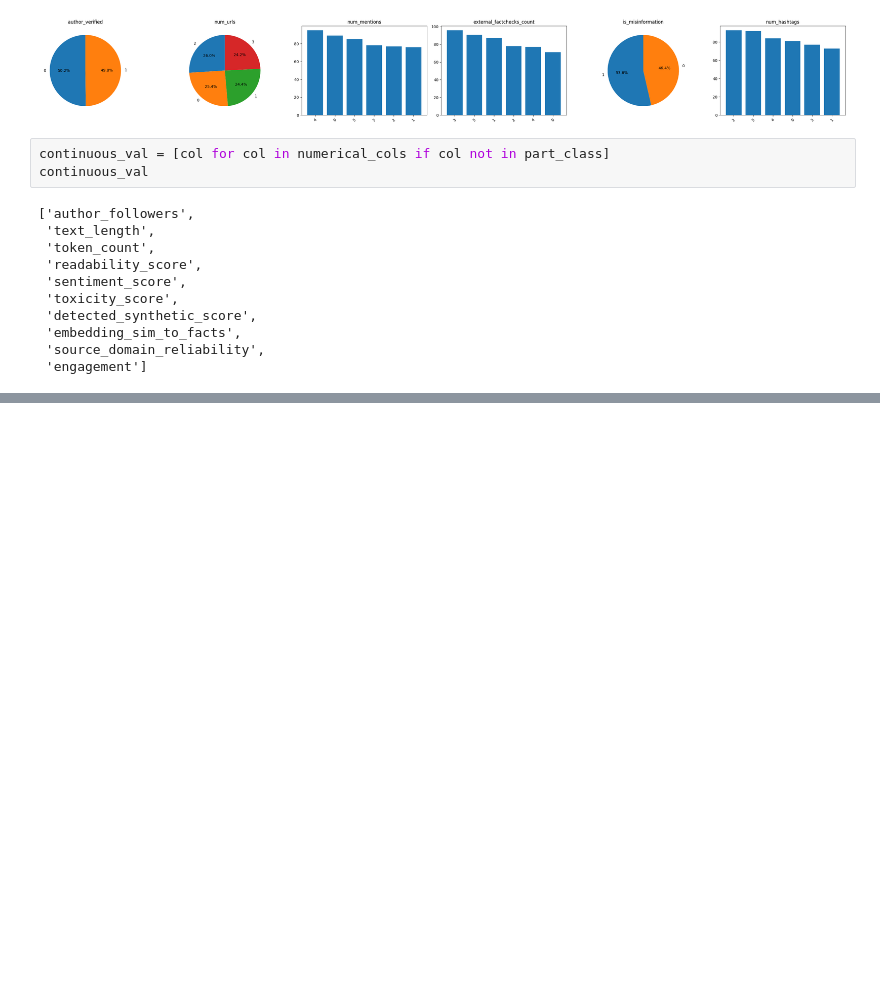
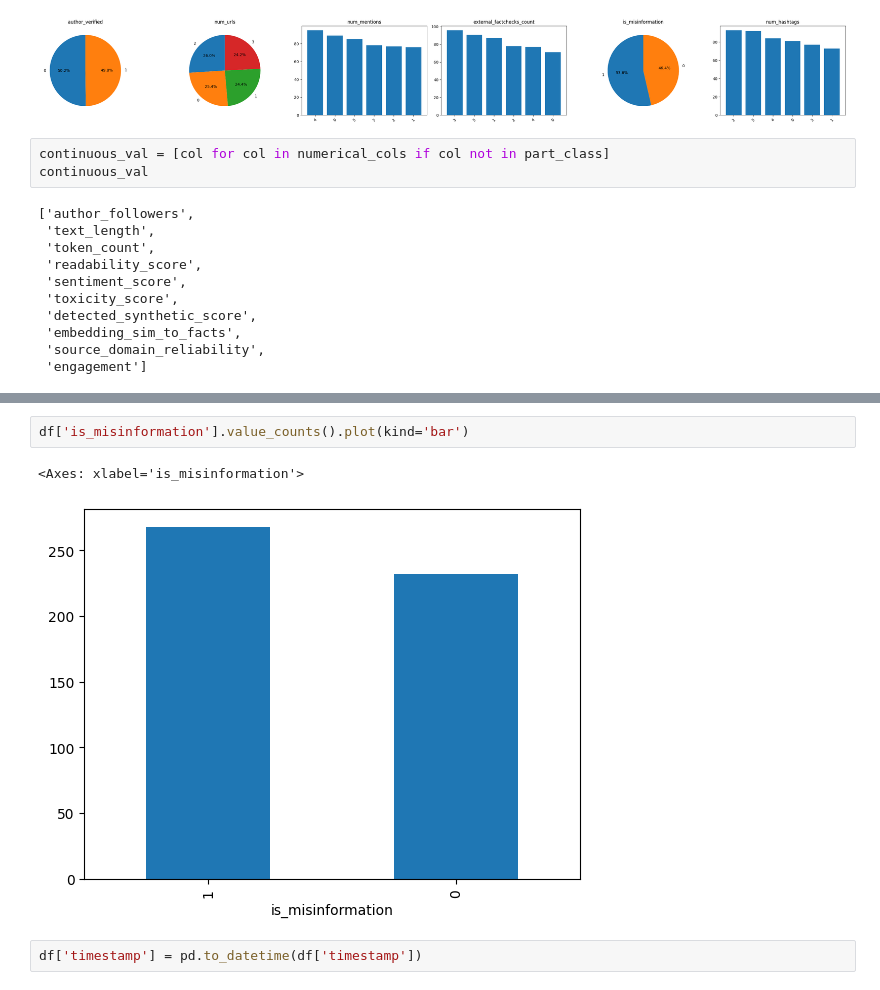
Before and after one commit to OMCHOKSI108/machine-learning-playground, a Jupyter notebook: GENAI-MISSINFORMATION_LOGISTIC_REG/MISSINFORMATION_LOGISTIC_REGRESSION.ipynb, the cells around one changed output, grey strips where cells are left out. Cells and saved outputs as stored; diff of their text form; blank space fills up the shorter version.

```diff
--- a/GENAI-MISSINFORMATION_LOGISTIC_REG/MISSINFORMATION_LOGISTIC_REGRESSION.ipynb
+++ b/GENAI-MISSINFORMATION_LOGISTIC_REG/MISSINFORMATION_LOGISTIC_REGRESSION.ipynb
@@ -239,0 +237,7 @@ plt.show()
+# %%
+df['is_misinformation'].value_counts().plot(kind='bar')
+# %% [output]
+<Axes: xlabel='is_misinformation'>
+[figure, added]
+# %%
+df['timestamp'] = pd.to_datetime(df['timestamp'])
```
Also changed, not shown: parts of 19 cells of this notebook.
